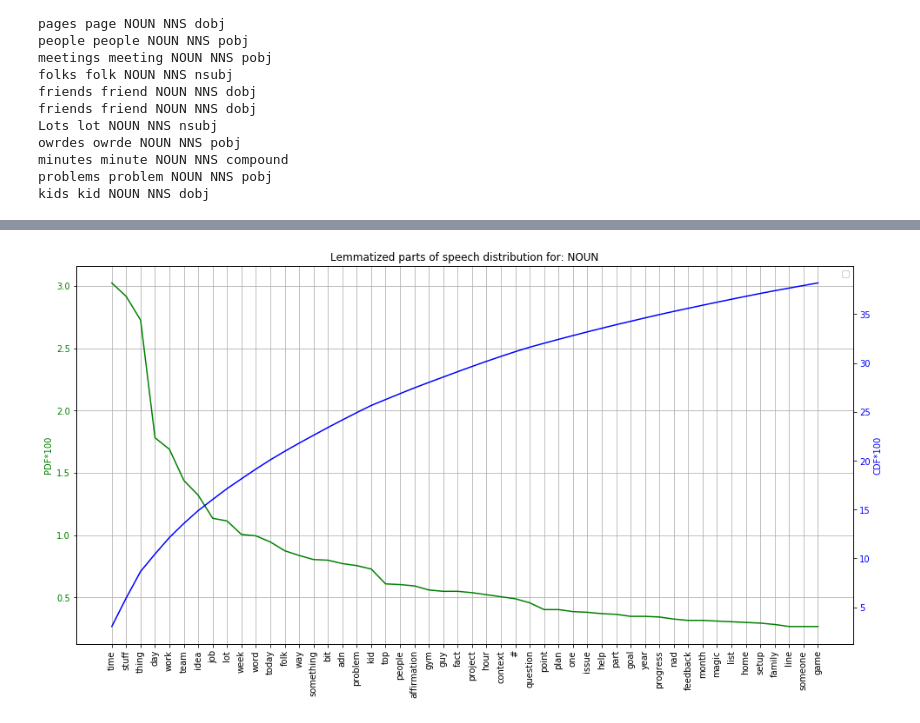
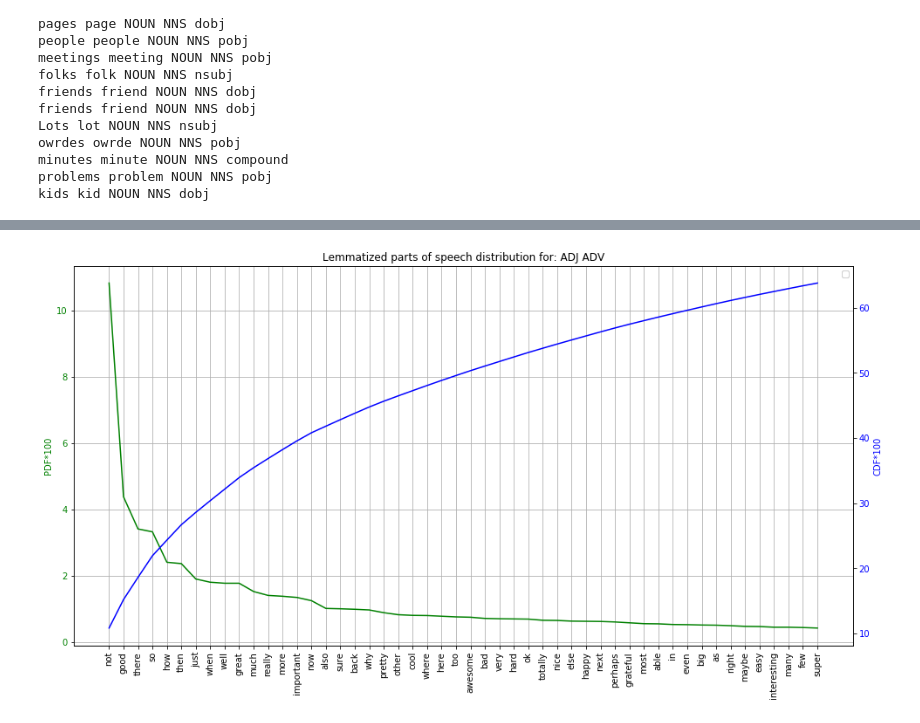
Before and after one commit to idvorkin/jupyter, a Jupyter notebook: PlayNLP.ipynb, the cells around one changed output, grey strips where cells are left out. Cells and saved outputs as stored; diff of their text form; code cells hidden in the pictures.

```diff
--- a/PlayNLP.ipynb
+++ b/PlayNLP.ipynb
@@ -39,10 +46,6 @@ matplotlib.rc("figure", figsize=(2 * height_in_inches, height_in_inches))
 # %% [markdown]
 ### Load corpus from my journal
 # %%
-import glob
-import os
-from nltk.tokenize import word_tokenize
-from pathlib import Path
 
 # Load corpus of my daily ramblings
 corpus_path = os.path.expanduser("~/gits/igor2/750words/*md")
@@ -69,18 +72,22 @@ For B] if no GC, then it's still O(2*file_content)
 
 # Make single string from all the file contents.
 list_file_content = [Path(file_name).read_text() for file_name in corpus_files]
-data = " ".join(list_file_content)
+all_file_content = " ".join(list_file_content)
 
 # Clean out some punctuation (although does that mess up stemming later??)
-initial_words = data.replace(",", " ").replace(".", " ").split()
+initial_words = all_file_content.replace(",", " ").replace(".", " ").split()
 
 # Remove domain words that don't help analysis.
 domain_stop_words = set(
-    " yes yup Disciplined Daily Know Affirmations Deliberate Essential get that's - ".lower().split(
-        " "
-    )
+    """
+    yes yup Disciplined Daily Know Affirmations Deliberate Essential get that's -
+    Deliberate Disciplined Daily
+    Know Essential Provide Context
+    First Understand Appreciate
+    """.lower().split()
 )
-all_stop_words = domain_stop_words | stops
+
+all_stop_words = domain_stop_words | english_stop_words
 words = [word for word in initial_words if word.lower() not in all_stop_words]
 print(f"initial words {len(initial_words)} remaining words {len(words)}")
 # %% [output]
@@ -159,4 +166,9 @@ nlp = spacy.load("en_core_web_lg")  # python -m spacy download en_core_web_lg
 nlp.max_length = 20 * 1000 * 1000
 
 # NOTE: Here we use data, which is not cleaned so SPACY can use it to do better POS and NER.
-doc = nlp(data)
+import time
+
+start_time = time.time()
+doc_all = nlp(all_file_content)
+duration = time.time() - start_time
+print(f" Took {int(duration)} seconds to build document of len:{len(all_file_content)}")
@@ -163,3 +177,6 @@ doc = nlp(data)
+# %%
+# Remove domain specific stop words.
+doc = [token for token in doc_all if token.text.lower() not in domain_stop_words]
 # %%
 max_to_analyze = 15
 interesting = [token for token in doc if token.tag_ == "NNS"]
@@ -189,17 +206,17 @@ GraphWordDistribution([token.pos_ for token in doc])
 # %%
 # interesting =  [token for token in  doc]
 # Parts of speech: https://spacy.io/usage/linguistic-features
 # interesting_pos = "PROPN"
-interesting_pos = "NOUN"
+interesting_pos = "ADJ ADV"
 interesting_pos_set = set(interesting_pos.split())
 interesting = [token for token in doc if token.pos_ in interesting_pos_set]
 # interesting = [ token for token in doc if token.pos_ != "PUNCT" and token.pos_ != "SYM" and len(token.text) > 3]
 interesting_words = [token.lemma_ for token in interesting]
 GraphWordDistribution(
     interesting_words,
     title=f"Lemmatized parts of speech distribution for: {interesting_pos}",
     skip=0,
     length=50,
 )
 # %% [output]
-[figure, old version]
+[figure, new version]
```
Also changed, not shown: parts of 6 cells of this notebook, 1 other file.
